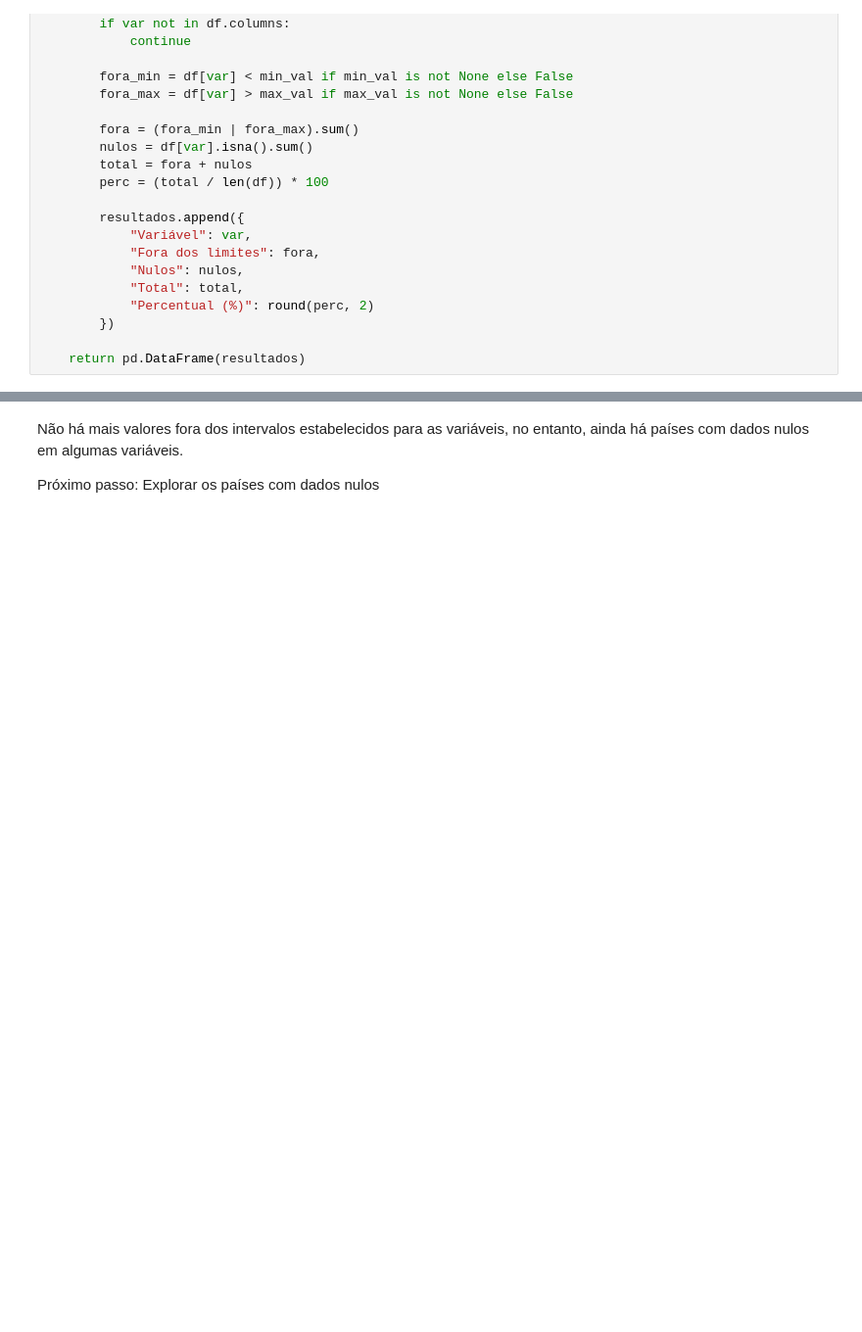
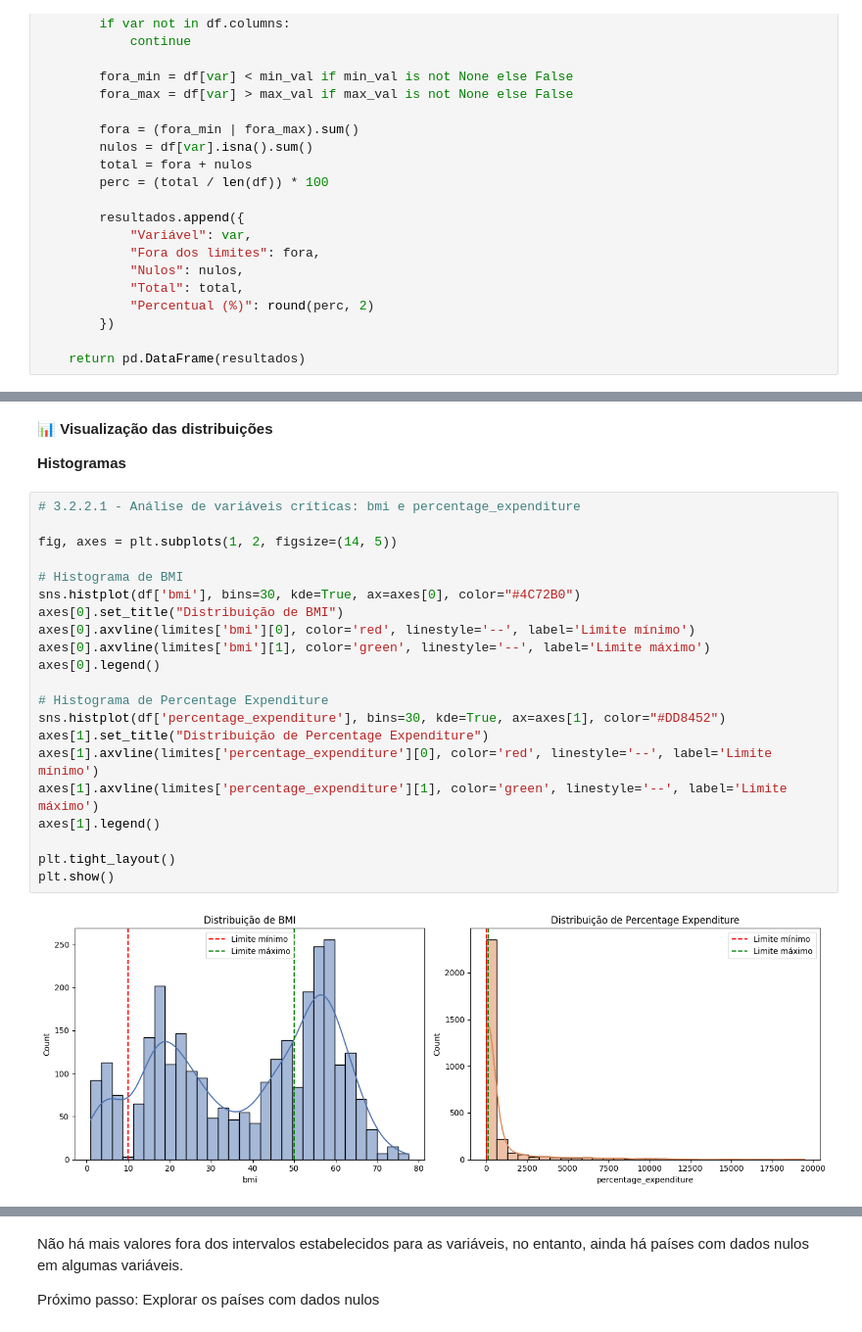
Before and after one commit to PauloVBernardo/life_expectancy_eda, a Jupyter notebook: notebooks/Expectativa_vida.ipynb, the cells around one changed output, grey strips where cells are left out. Shown at 98% size. Saved outputs shown, nothing was run; the diff lists cells and outputs as text; blank space fills up the shorter version.

```diff
--- a/notebooks/Expectativa_vida.ipynb
+++ b/notebooks/Expectativa_vida.ipynb
@@ -1516,0 +475,27 @@ Foram identificados 316 valores nulos
+# %% [markdown]
+📊 **Visualização das distribuições**
+
+**Histogramas**
+# %%
+# 3.2.2.1 - Análise de variáveis críticas: bmi e percentage_expenditure
+
+fig, axes = plt.subplots(1, 2, figsize=(14, 5))
+
+# Histograma de BMI
+sns.histplot(df['bmi'], bins=30, kde=True, ax=axes[0], color="#4C72B0")
+axes[0].set_title("Distribuição de BMI")
+axes[0].axvline(limites['bmi'][0], color='red', linestyle='--', label='Limite mínimo')
+axes[0].axvline(limites['bmi'][1], color='green', linestyle='--', label='Limite máximo')
+axes[0].legend()
+
+# Histograma de Percentage Expenditure
+sns.histplot(df['percentage_expenditure'], bins=30, kde=True, ax=axes[1], color="#DD8452")
+axes[1].set_title("Distribuição de Percentage Expenditure")
+axes[1].axvline(limites['percentage_expenditure'][0], color='red', linestyle='--', label='Limite mínimo')
+axes[1].axvline(limites['percentage_expenditure'][1], color='green', linestyle='--', label='Limite máximo')
+axes[1].legend()
+
+plt.tight_layout()
+plt.show()
+# %% [output]
+[figure, added]
```
Also changed, not shown: parts of 227 cells of this notebook.
